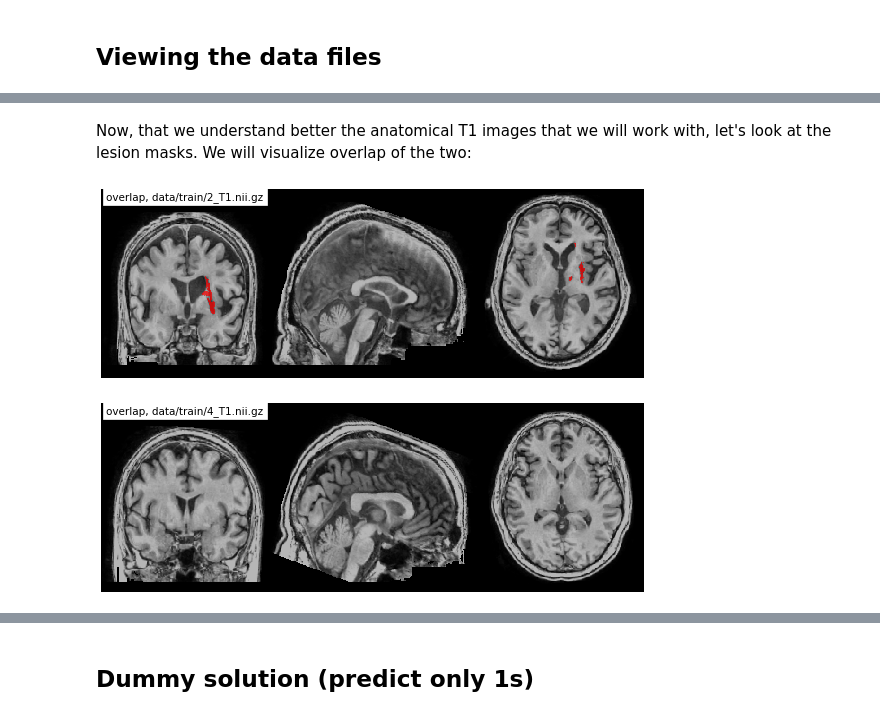
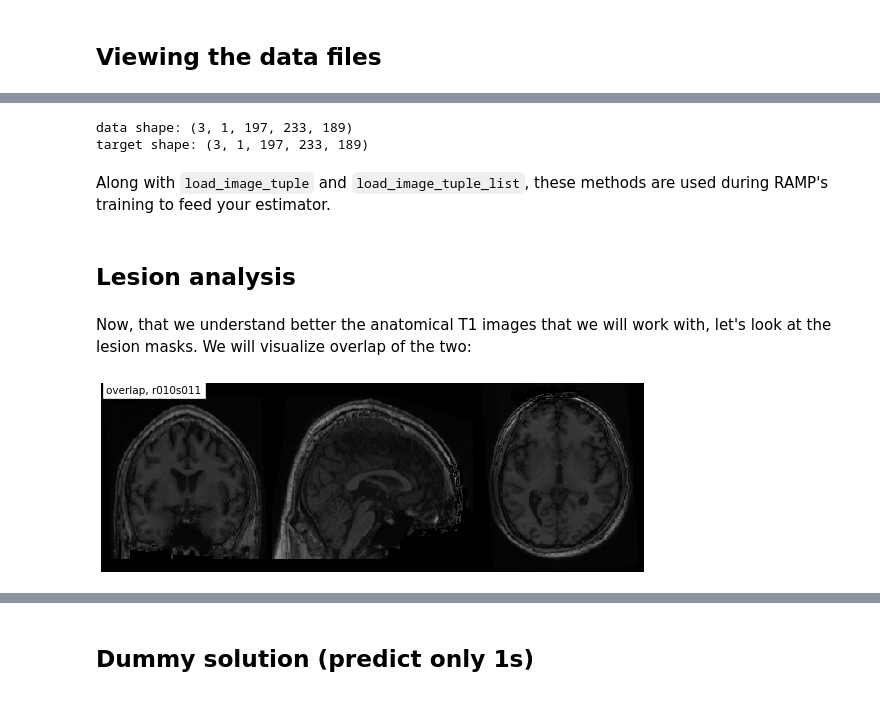
Before and after one commit to ramp-kits/stroke_lesions, a Jupyter notebook: stroke_starting_kit.ipynb, the cells around one changed output, grey strips where cells are left out. Cells and saved outputs as stored; diff of their text form; code cells hidden in the pictures.

```diff
--- a/stroke_starting_kit.ipynb
+++ b/stroke_starting_kit.ipynb
@@ -187,0 +106,7 @@ By normalizing to the MNI space we are trying to align and warp the brain to mat
+# %%
+import bids
+from bids import BIDSLayout
+bids.config.set_option('extension_initial_dot', True)  # Warning suppression
+data = BIDSLayout('data/train', derivatives=True).derivatives['ATLAS']
+
+print(data)
@@ -187,0 +117,10 @@ By normalizing to the MNI space we are trying to align and warp the brain to mat
+# %%
+# Pick random sample
+import random
+subjects = data.entities['subject'].unique()
+sample = random.choice(subjects)
+
+structural = data.get(subject=sample, suffix='T1w')[0]
+mask = data.get(subject=sample, suffix='mask')[0]
+print(structural.filename)
+print(mask.filename)
@@ -187,0 +130,10 @@ By normalizing to the MNI space we are trying to align and warp the brain to mat
+# %%
+%matplotlib inline
+from nii_slice import qc_slice
+from matplotlib import pyplot as plt
+plt.rcParams['figure.figsize'] = [14, 6]
+qc_slice(structural.path, mask_path=mask.path, nslices=5)
+
+# Beautify plot
+plt.text(0,0, f'{sample}', bbox={'facecolor': 'white'});  # Label which subject
+plt.tick_params(axis='both', labelbottom=False, labelleft=False)
@@ -188,3 +228,14 @@ By normalizing to the MNI space we are trying to align and warp the brain to mat
+# %%
+data, target = training_set.load_batch([0,1,2])
+print(f'data shape: {data.shape}')
+print(f'target shape: {target.shape}')
+# %% [output]
+data shape: (3, 1, 197, 233, 189)
+target shape: (3, 1, 197, 233, 189)
+# %% [markdown]
+Along with `load_image_tuple` and `load_image_tuple_list`, these methods are used during RAMP's training to feed your estimator.
+# %% [markdown]
+## Lesion analysis <a name=lesion></a>
 # %% [markdown]
 Now, that we understand better the anatomical T1 images that we will work with, let's look at the lesion masks. We will visualize overlap of the two:
 # %%
@@ -192,22 +244,16 @@ from nilearn.image import load_img
 # %%
 def plot_overlap(path_to_t1, path_to_lesion, title='overlap'):
     fig = plt.figure(1, figsize=(14, 5), frameon=False, dpi=50)
     ax = plt.gca()
     plotting.plot_roi(path_to_lesion, path_to_t1, title=title,
                        axes=ax,
                        draw_cross=False,
                        annotate=False,
                        cmap='autumn',  # the lesions will be shown in red
                        cut_coords=(0, 0, 0)
                        )
-plot_overlap(path_to_t1=path_T1_1,
-             path_to_lesion=path_lesion_1,
-             title=f'overlap, {path_T1_1}')
+plot_overlap(path_to_t1=structural.path,
+             path_to_lesion=mask.path,
+             title=f'overlap, {sample}')
 # %% [output]
-[figure, old version]
+[figure, new version]
-# %%
-plot_overlap(path_to_t1=path_T1_2,
-             path_to_lesion=path_lesion_2,
-             title=f'overlap, {path_T1_2}')
-# %% [output]
-[figure, removed]
```
Also changed, not shown: parts of 146 cells of this notebook.
